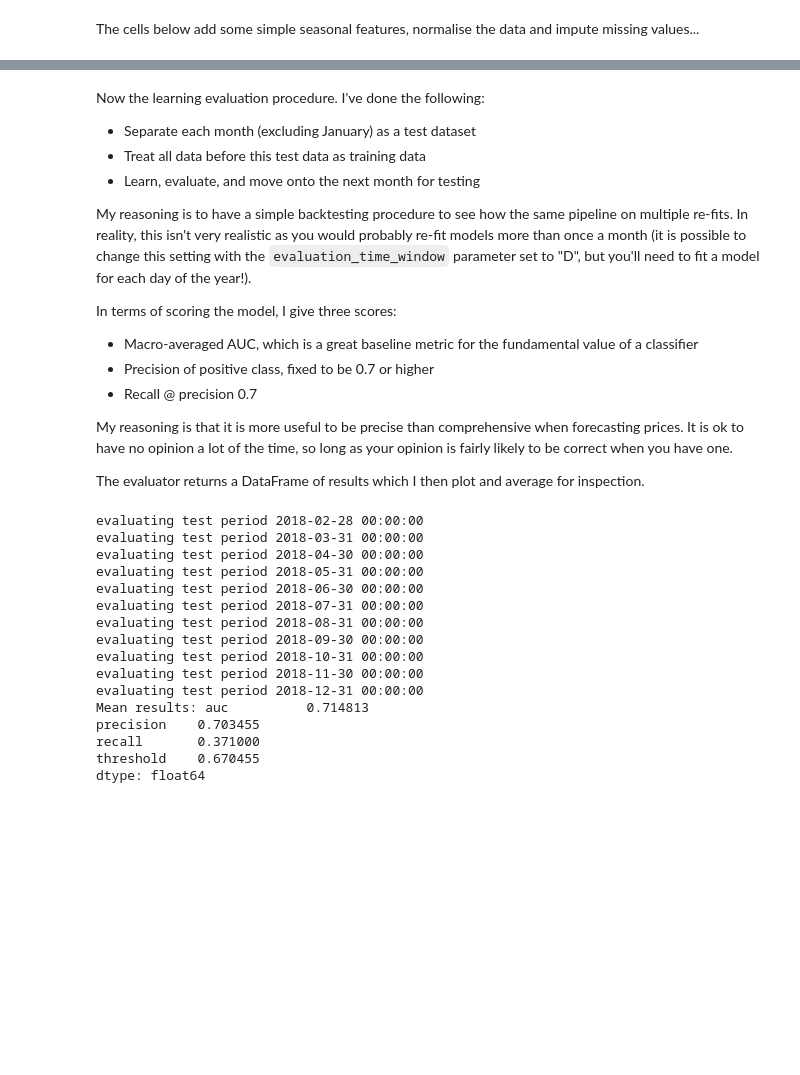
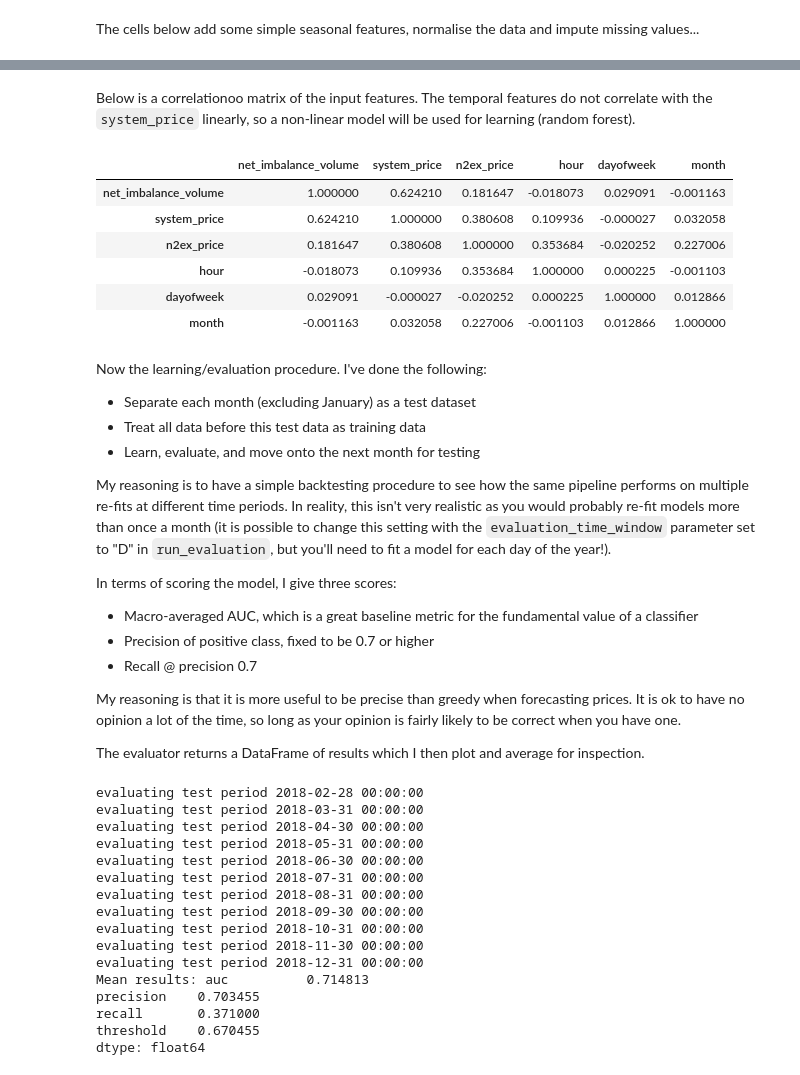
Before and after one commit to cjmcmurtrie/origami, a Jupyter notebook: part_2_modelling.ipynb, the cells around one changed output, grey strips where cells are left out. Saved outputs shown, nothing was run; the diff lists cells and outputs as text; code cells hidden in the pictures; blank space fills up the shorter version.

```diff
--- a/part_2_modelling.ipynb
+++ b/part_2_modelling.ipynb
@@ -57,14 +57,26 @@ dataset.head()
 | 2 | 2018-01-01 01:30:00 | 0.455782 | 0.186789 | 0.208539 | negative | 2018-01-01 | 0.043478 | 0.0 | ... |
 | 3 | 2018-01-01 02:00:00 | 0.397458 | 0.158772 | 0.249425 | positive | 2018-01-01 | 0.086957 | 0.0 | ... |
 | 4 | 2018-01-01 02:30:00 | 0.446756 | 0.184926 | 0.249425 | stable | 2018-01-01 | 0.086957 | 0.0 | ... |
+# %% [markdown]
+Below is a correlationoo matrix of the input features. The temporal features do not correlate with the `system_price` linearly, so a non-linear model will be used for learning (random forest).
+# %%
+dataset.corr()
+# %% [output]
+|  | net_imbalance_volume | system_price | n2ex_price | hour | dayofweek | month |
+| net_imbalance_volume | 1.000000 | 0.624210 | 0.181647 | -0.018073 | 0.029091 | -0.001163 |
+| system_price | 0.624210 | 1.000000 | 0.380608 | 0.109936 | -0.000027 | 0.032058 |
+| n2ex_price | 0.181647 | 0.380608 | 1.000000 | 0.353684 | -0.020252 | 0.227006 |
+| hour | -0.018073 | 0.109936 | 0.353684 | 1.000000 | 0.000225 | -0.001103 |
+| dayofweek | 0.029091 | -0.000027 | -0.020252 | 0.000225 | 1.000000 | 0.012866 |
+| month | -0.001163 | 0.032058 | 0.227006 | -0.001103 | 0.012866 | 1.000000 |
 # %% [markdown]
-Now the learning evaluation procedure. I've done the following:
+Now the learning/evaluation procedure. I've done the following:
 
 - Separate each month (excluding January) as a test dataset
 - Treat all data before this test data as training data
 - Learn, evaluate, and move onto the next month for testing
 
-My reasoning is to have a simple backtesting procedure to see how the same pipeline on multiple re-fits. In reality, this isn't very realistic as you would probably re-fit models more than once a month (it is possible to change this setting with the `evaluation_time_window` parameter set to "D", but you'll need to fit a model for each day of the year!).
+My reasoning is to have a simple backtesting procedure to see how the same pipeline performs on multiple re-fits at different time periods. In reality, this isn't very realistic as you would probably re-fit models more than once a month (it is possible to change this setting with the `evaluation_time_window` parameter set to "D" in `run_evaluation`, but you'll need to fit a model for each day of the year!).
 
 In terms of scoring the model, I give three scores:
 
@@ -72,7 +84,7 @@ In terms of scoring the model, I give three scores:
 - Precision of positive class, fixed to be 0.7 or higher
 - Recall @ precision 0.7
 
-My reasoning is that it is more useful to be precise than comprehensive when forecasting prices. It is ok to have no opinion a lot of the time, so long as your opinion is fairly likely to be correct when you have one.
+My reasoning is that it is more useful to be precise than greedy when forecasting prices. It is ok to have no opinion a lot of the time, so long as your opinion is fairly likely to be correct when you have one.
 
 The evaluator returns a DataFrame of results which I then plot and average for inspection.
 # %%
```
Also changed, not shown: parts of 1 cell of this notebook, 1 other file.
